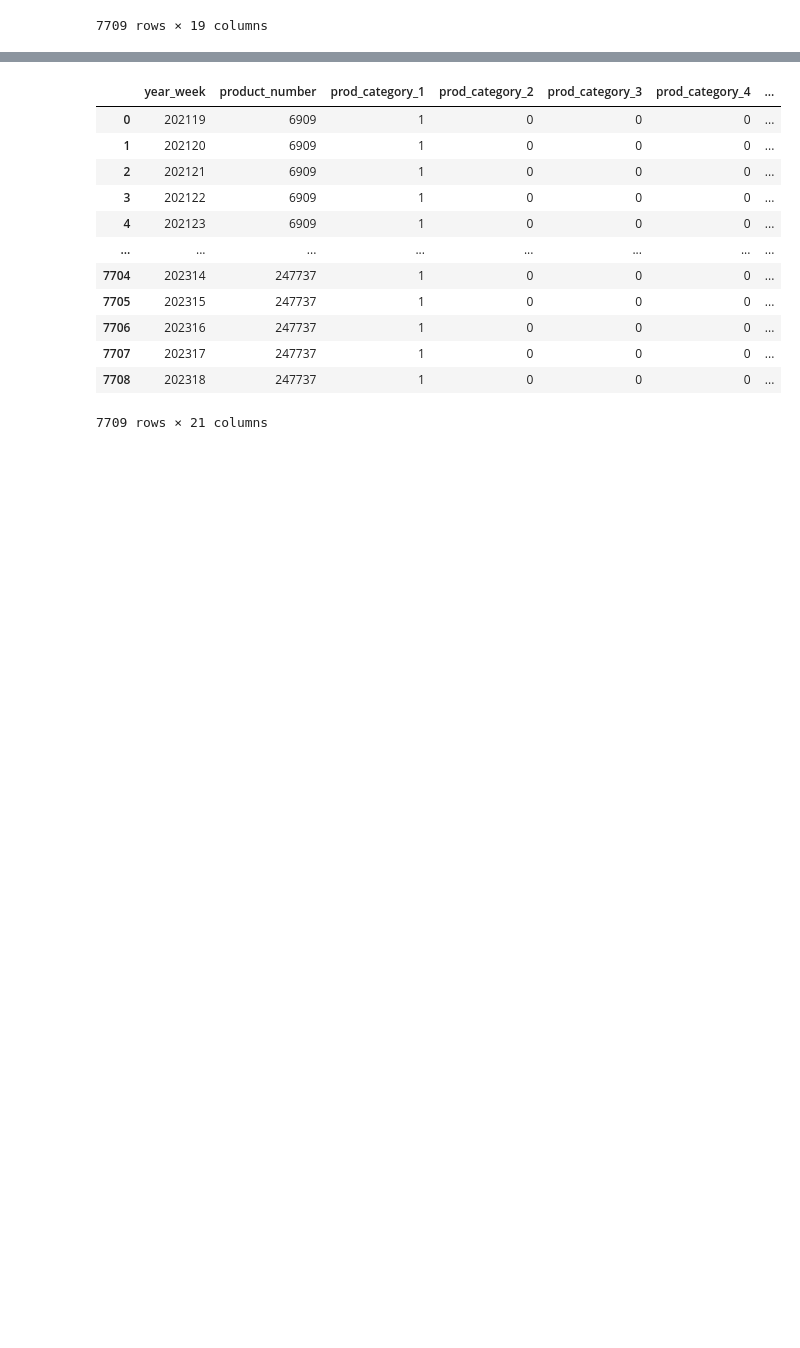
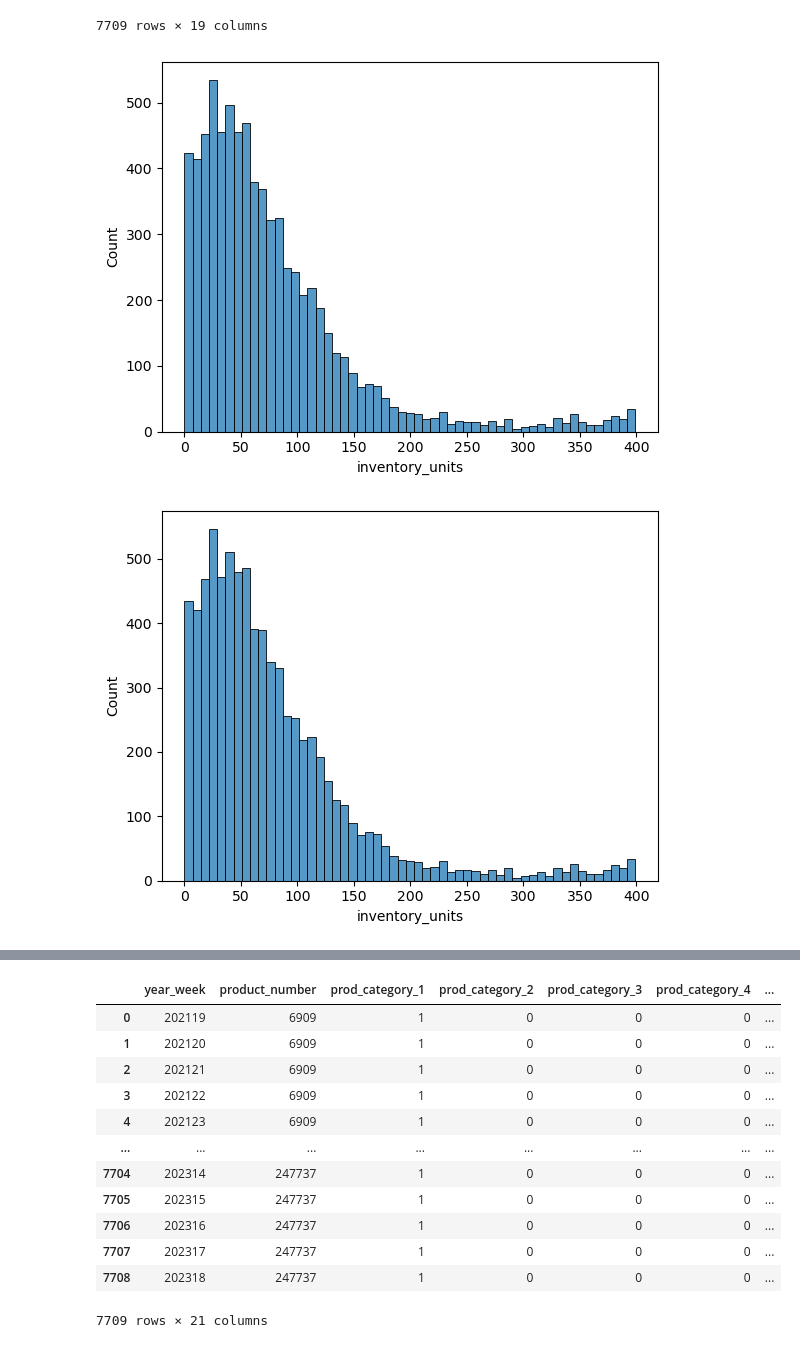
Before and after one commit to Bycarkos/HackUpc23, a Jupyter notebook: HP/nb/nan_incident.ipynb, the cells around one changed output, grey strips where cells are left out. Cells and saved outputs as stored; diff of their text form; code cells hidden in the pictures; blank space fills up the shorter version.

```diff
--- a/HP/nb/nan_incident.ipynb
+++ b/HP/nb/nan_incident.ipynb
@@ -71,3 +95,12 @@ dfNoNas
 | 7707 | 202317-247737 | 2023-04-29 | 202317 | 247737 | 1 | 0 | 0 | ... |
 | 7708 | 202318-247737 | 2023-05-06 | 202318 | 247737 | 1 | 0 | 0 | ... |
 7709 rows × 19 columns
+# %%
+sns.histplot(dfNas['inventory_units'])
+plt.show()
+#amb nans
+sns.histplot(dfNoNas['inventory_units'])
+plt.show()
+# %% [output]
+[figure, added]
+[figure, added]
```
Also changed, not shown: parts of 9 cells of this notebook, 2 other files.
